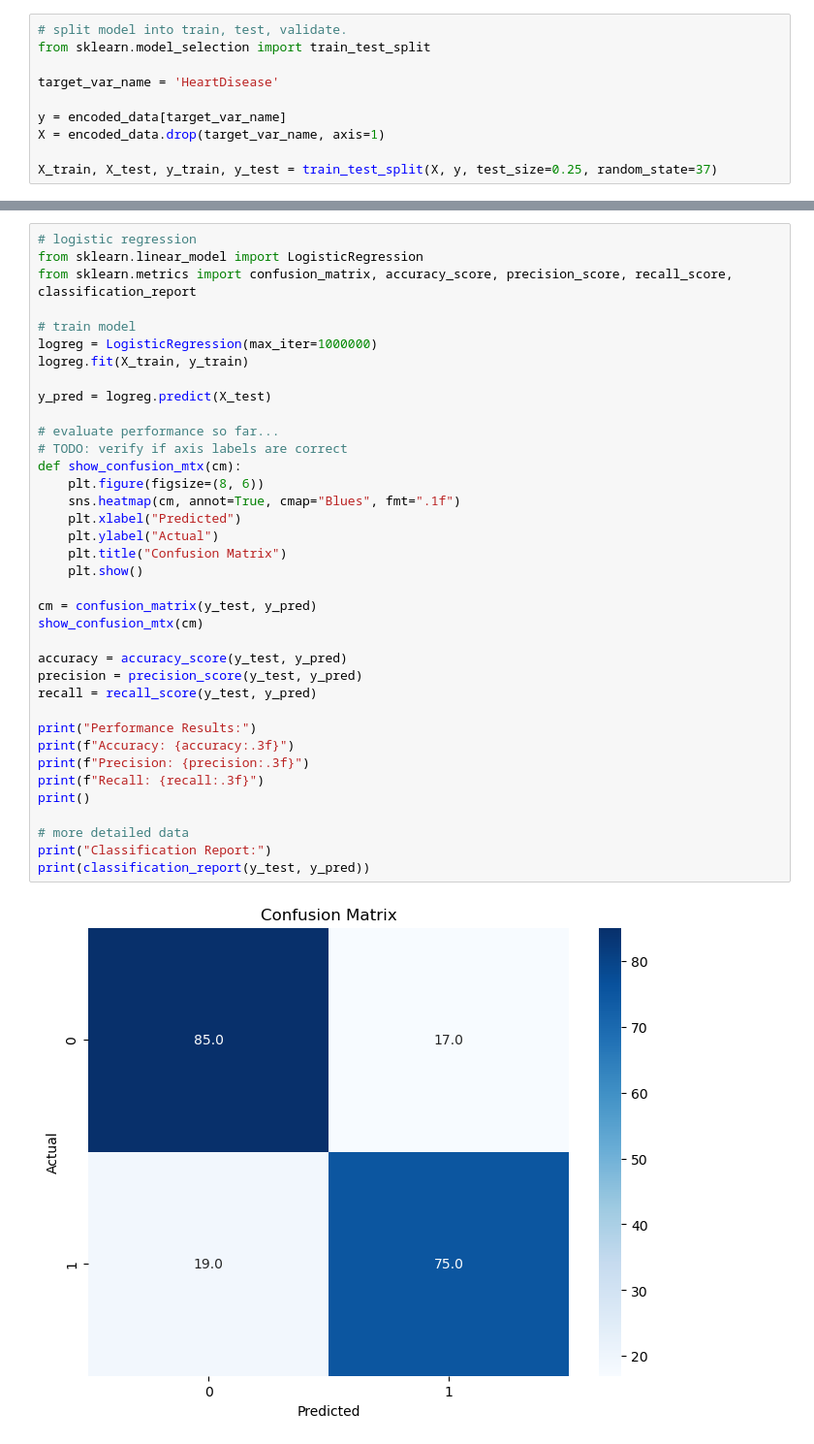
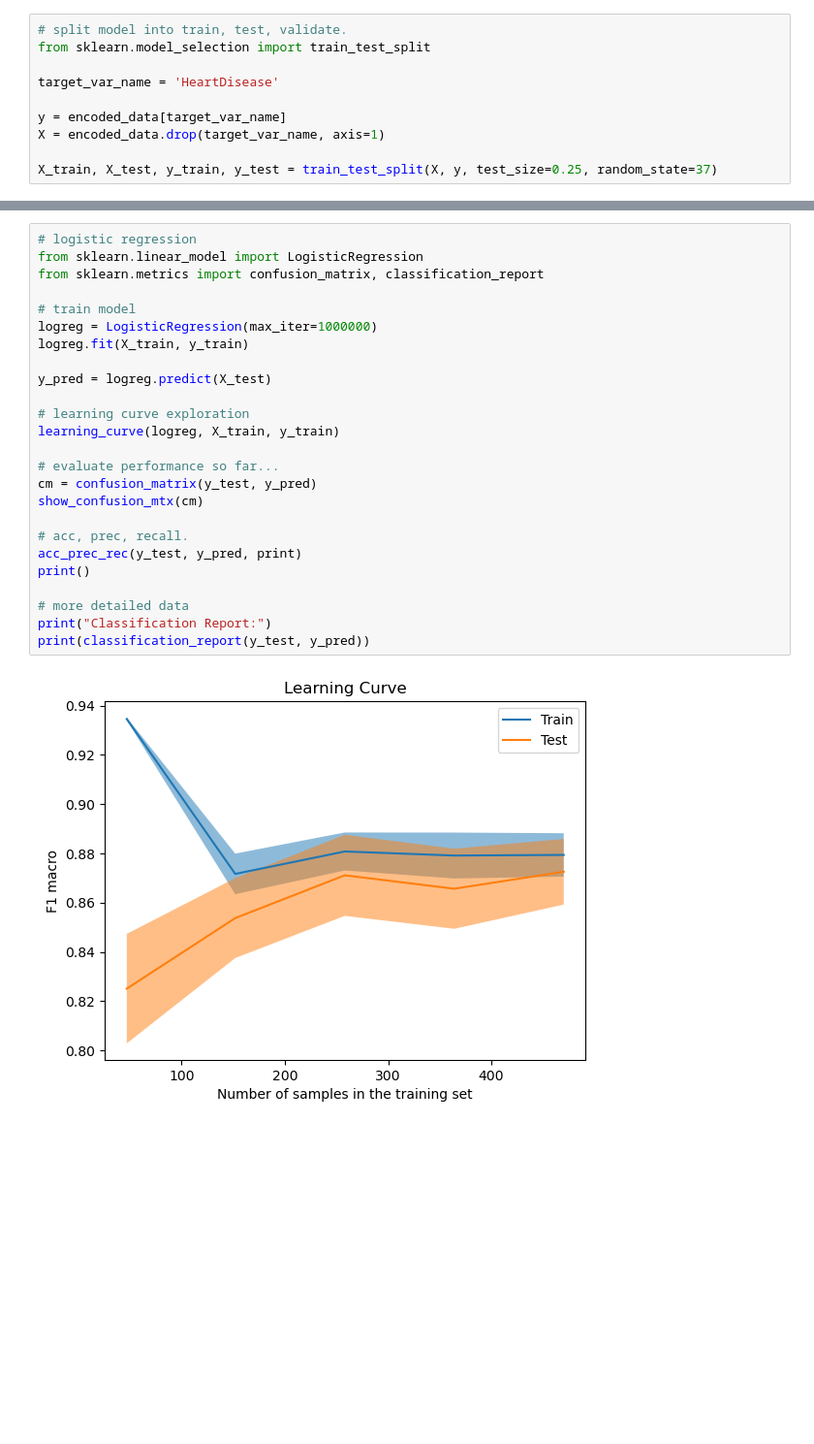
Before and after one commit to kyuhmi/4210-ml-project, a Jupyter notebook: heart_disease.ipynb, the cells around one changed output, grey strips where cells are left out. Shown at 97% size. Saved outputs shown, nothing was run; the diff lists cells and outputs as text; blank space fills up the shorter version.

```diff
--- a/heart_disease.ipynb
+++ b/heart_disease.ipynb
@@ -268,39 +306,27 @@ X_train, X_test, y_train, y_test = train_test_split(X, y, test_size=0.25, random
 # %%
 # logistic regression
 from sklearn.linear_model import LogisticRegression
-from sklearn.metrics import confusion_matrix, accuracy_score, precision_score, recall_score, classification_report
+from sklearn.metrics import confusion_matrix, classification_report
 
 # train model
 logreg = LogisticRegression(max_iter=1000000)
 logreg.fit(X_train, y_train)
 
 y_pred = logreg.predict(X_test)
 
+# learning curve exploration
+learning_curve(logreg, X_train, y_train)
+
 # evaluate performance so far...
-# TODO: verify if axis labels are correct
-def show_confusion_mtx(cm):
-    plt.figure(figsize=(8, 6))
-    sns.heatmap(cm, annot=True, cmap="Blues", fmt=".1f")
-    plt.xlabel("Predicted")
-    plt.ylabel("Actual")
-    plt.title("Confusion Matrix")
-    plt.show()
-
 cm = confusion_matrix(y_test, y_pred)
 show_confusion_mtx(cm)
 
-accuracy = accuracy_score(y_test, y_pred)
-precision = precision_score(y_test, y_pred)
-recall = recall_score(y_test, y_pred)
-
-print("Performance Results:")
-print(f"Accuracy: {accuracy:.3f}")
-print(f"Precision: {precision:.3f}")
-print(f"Recall: {recall:.3f}")
+# acc, prec, recall.
+acc_prec_rec(y_test, y_pred, print)
 print()
 
 # more detailed data
 print("Classification Report:")
 print(classification_report(y_test, y_pred))
 # %% [output]
-[figure, old version]
+[figure, new version]
```
Also changed, not shown: parts of 5 cells of this notebook.
